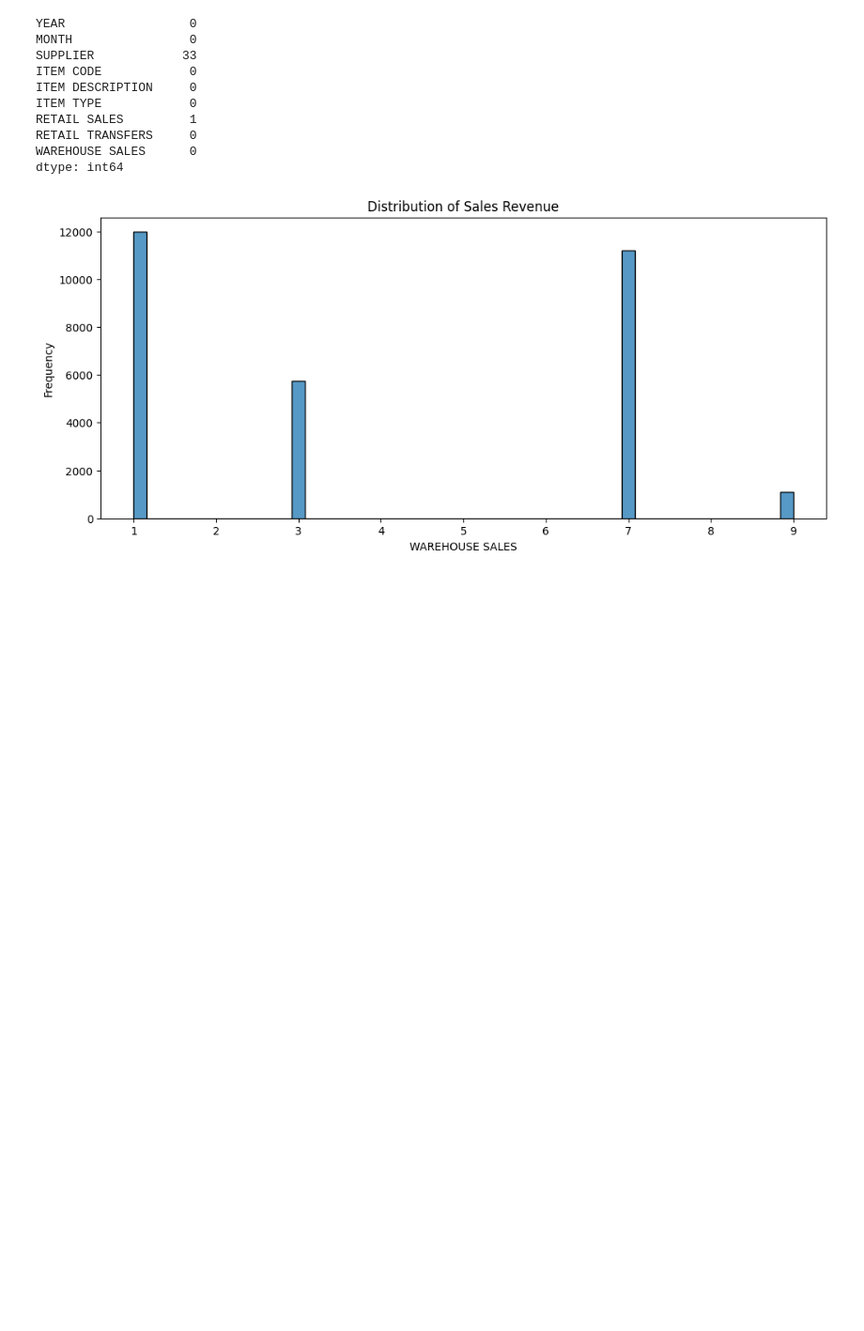
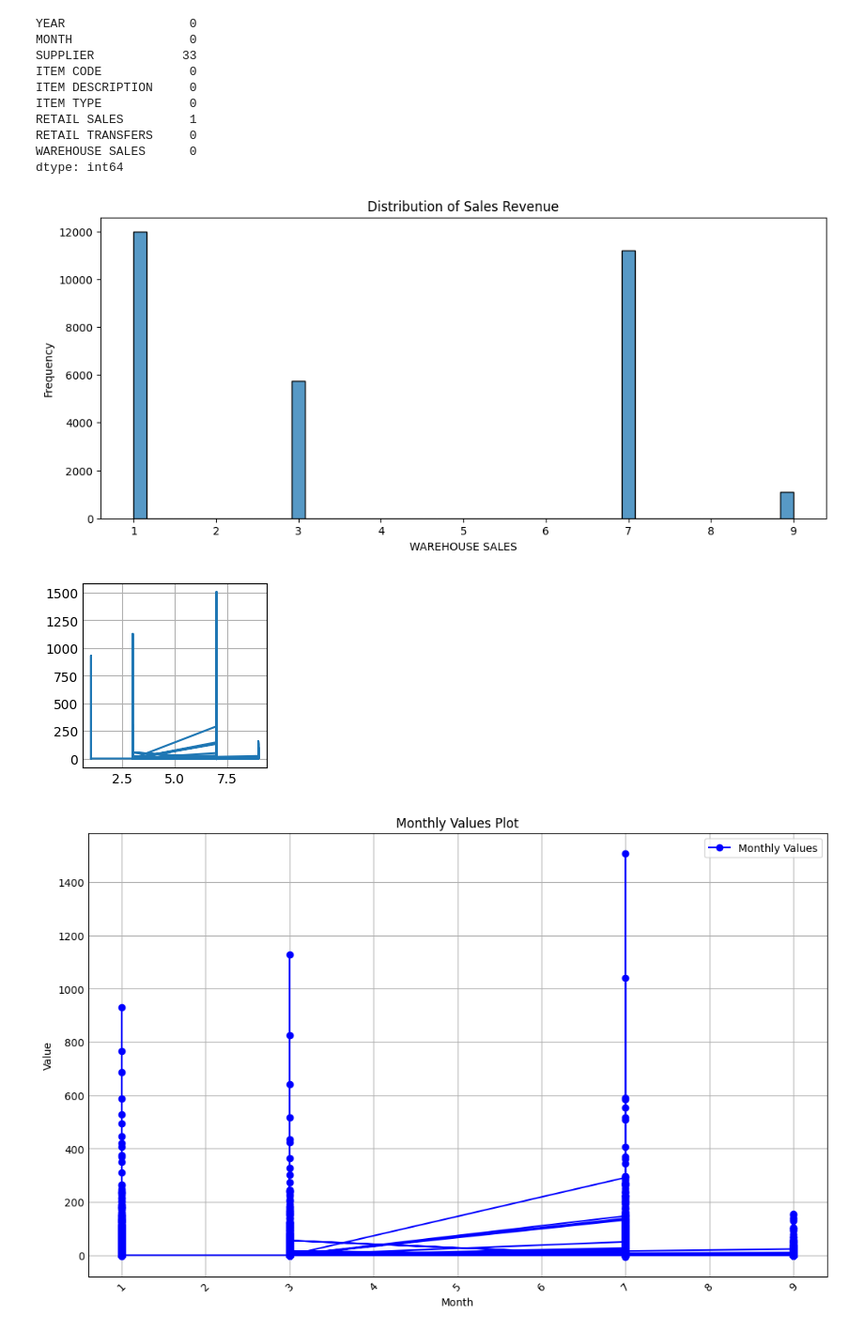
Before and after one commit to Dawinmi/first-practice-data-cleaning-visualization, a Jupyter notebook: my_notebook.ipynb, the cells around one changed output. Shown at 94% size. Cells and saved outputs as stored; diff of their text form; code cells hidden in the pictures; blank space fills up the shorter version.

Commit message:
Just tried diffrent plots

```diff
--- a/my_notebook.ipynb
+++ b/my_notebook.ipynb
@@ -82,3 +82,37 @@ plt.ylabel('Frequency')
 plt.show()
 # %% [output]
 [figure]
+# %%
+plt.style.use('_mpl-gallery')
+
+# make data
+# x = np.linspace(0, 10, 100)
+# y = 4 + 1 * np.sin(2 * x)
+# x2 = np.linspace(0, 10, 25)
+# y2 = 4 + 1 * np.sin(2 * x2)
+x = dataset['MONTH']
+y = dataset['RETAIL TRANSFERS']
+# plot
+fig, ax = plt.subplots()
+
+# ax.plot(x2, y2 + 2.5, 'x', markeredgewidth=2)
+ax.plot(x, y,)
+plt.figure(figsize=(10, 6))
+plt.plot(x, y, marker='o', linestyle='-', color='b', label='Monthly Values')
+
+# Customize the plot
+plt.xlabel('Month')               # x-axis label
+plt.ylabel('Value')               # y-axis label
+plt.title('Monthly Values Plot')  # Plot title
+plt.xticks(rotation=45)           # Rotate the month labels for better visibility
+plt.grid(True)                    # Show grid
+plt.legend()
+# ax.plot(x2, y2 - 2.5, 'o-', linewidth=2)
+
+# ax.set(xlim=(0, 8), xticks=np.arange(1, 8),
+#      ylim=(0, 8), yticks=np.arange(1, 8))
+
+plt.show()
+# %% [output]
+[figure, added]
+[figure, added]
```
